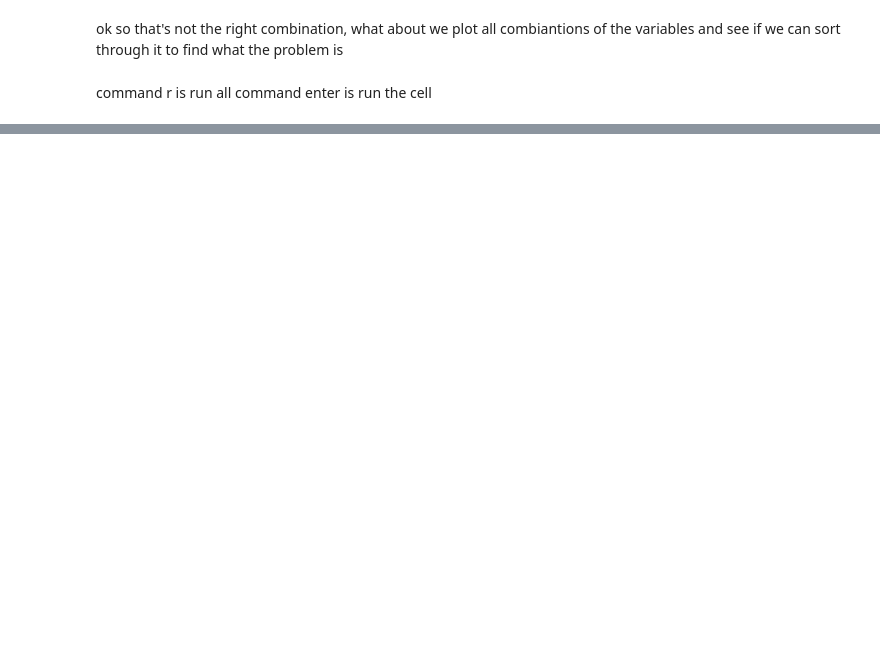
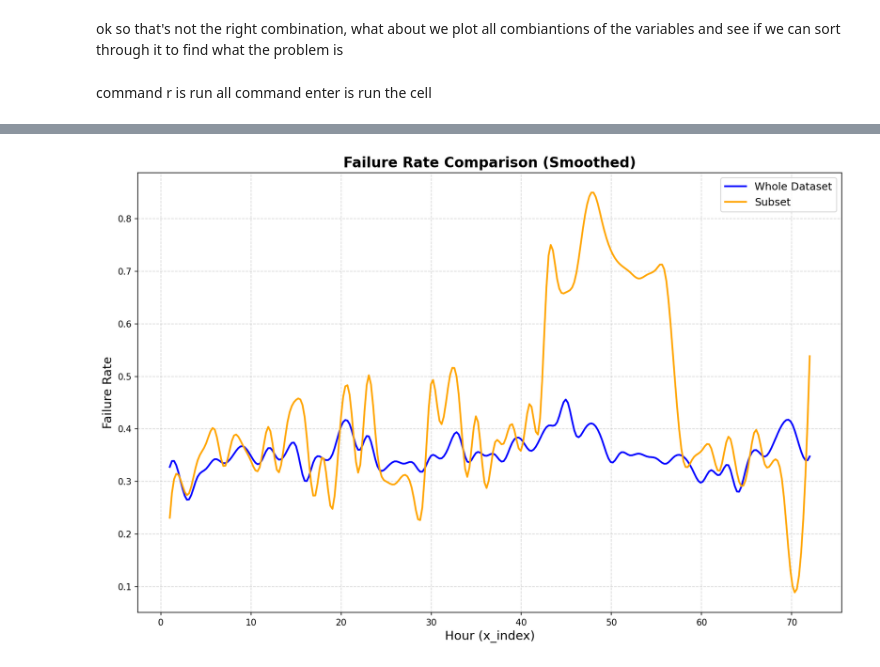
Before and after one commit to Jacob-J-Richards/Personal_save, a Jupyter notebook: Python/Transaction_Failure_Python.ipynb, the cells around one changed output, grey strips where cells are left out. Saved outputs shown, nothing was run; the diff lists cells and outputs as text; code cells hidden in the pictures; blank space fills up the shorter version.

```diff
--- a/Python/Transaction_Failure_Python.ipynb
+++ b/Python/Transaction_Failure_Python.ipynb
@@ -186,0 +278,90 @@ Number of combinations produced: 75
+# %%
+import pandas as pd
+import numpy as np
+import matplotlib.pyplot as plt
+from scipy.interpolate import make_interp_spline
+
+
+subset = transactions[
+    (transactions['pmt'] == 'UPI') &
+    (transactions['pg'] == 'PAYTM_V2') &
+    (transactions['subtype'] == 'UPI_COLLECT')
+].copy()
+
+
+compliment = transactions[
+    ~((transactions['pmt'] == 'UPI') &
+    (transactions['pg'] == 'PAYTM_V2') &
+    (transactions['subtype'] == 'UPI_COLLECT'))
+].copy()
+
+
+def failure_rate_data(dataframe):
+    unique_hours = sorted(dataframe['hr'].unique())
+
+    t_by_hour = dataframe.groupby('hr')['t'].sum()
+    s_by_hour = dataframe.groupby('hr')['s'].sum()
+
+    failure_count = t_by_hour - s_by_hour
+    failure_rate = failure_count / t_by_hour
+
+    plot_data = pd.DataFrame({
+        'failure_rate': failure_rate.values,
+        'x_index': np.arange(1, len(unique_hours) + 1)
+    })
+    return plot_data
+
+whole_plot_data = failure_rate_data(transactions)
+
+subset_plot_data = failure_rate_data(subset)
+
+
+display(whole_plot_data)
+
+display(subset_plot_data)
+
+
+
+import matplotlib.pyplot as plt
+from scipy.interpolate import make_interp_spline
+import numpy as np
+
+# Function to smooth the data
+def smooth_line(x, y, num_points=300):
+    """Smooth data using cubic spline interpolation."""
+    x_smooth = np.linspace(min(x), max(x), num_points)
+    spline = make_interp_spline(x, y, k=3)  # Cubic spline
+    y_smooth = spline(x_smooth)
+    return x_smooth, y_smooth
+
+# Prepare the data for smoothing
+x_whole = whole_plot_data['x_index']
+y_whole = whole_plot_data['failure_rate']
+
+x_subset = subset_plot_data['x_index']
+y_subset = subset_plot_data['failure_rate']
+
+# Smooth the data
+x_whole_smooth, y_whole_smooth = smooth_line(x_whole, y_whole)
+x_subset_smooth, y_subset_smooth = smooth_line(x_subset, y_subset)
+
+# Plot the data
+plt.figure(figsize=(12, 8), dpi=150)
+
+# Whole dataset plot
+plt.plot(x_whole_smooth, y_whole_smooth, label='Whole Dataset', color='blue', linewidth=2)
+
+# Subset plot
+plt.plot(x_subset_smooth, y_subset_smooth, label='Subset', color='orange', linewidth=2)
+
+# Add title, labels, legend, and grid
+plt.title("Failure Rate Comparison (Smoothed)", fontsize=16, fontweight='bold')
+plt.xlabel("Hour (x_index)", fontsize=14)
+plt.ylabel("Failure Rate", fontsize=14)
+plt.legend(fontsize=12)
+plt.grid(True, linestyle='--', alpha=0.5)
+
+# Show the plot
+plt.tight_layout()
+plt.show()
+# %% [output]
@@ -186,0 +394 @@ Number of combinations produced: 75
+[figure, added]
```
Also changed, not shown: parts of 9 cells of this notebook.
